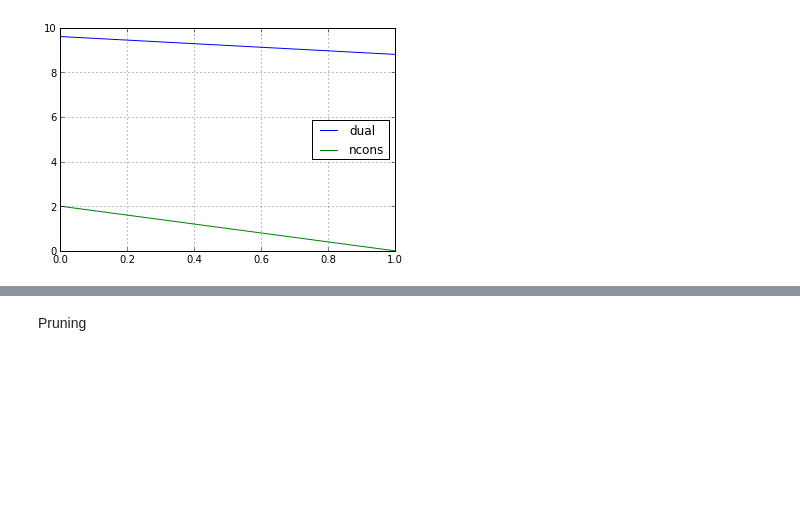
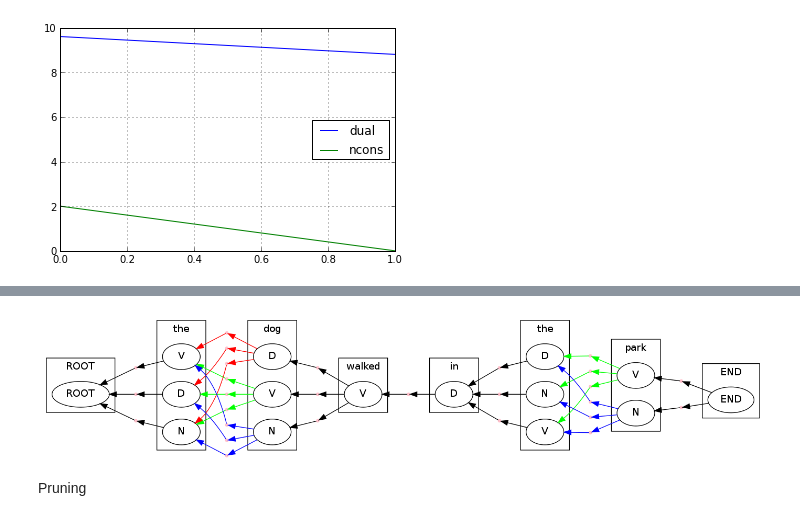
Before and after one commit to srush/PyDecode, a Jupyter notebook: notebooks/hmm.ipynb, the cells around one changed output, grey strips where cells are left out. Drawn from its saved outputs; the diff is of its cells as text; code cells hidden in the pictures; blank space fills up the shorter version.

```diff
--- a/notebooks/hmm.ipynb
+++ b/notebooks/hmm.ipynb
@@ -219,18 +234,20 @@ for constraint in constraints:
 # %%
 class HMMConstraintFormat(display.HypergraphConstraintFormatter):
     def hypernode_attrs(self, node):
         label = self.hypergraph.node_label(node)
         return {"label": label.tag, "shape": ""}
     def hyperedge_node_attrs(self, edge):
         return {"color": "pink", "shape": "point"}
     def hypernode_subgraph(self, node):
         label = self.hypergraph.node_label(node)
         return [("cluster_" + str(label.position), None)]
     def subgraph_format(self, subgraph):
-        return {"label": (sentence.split() + ["END"])[int(subgraph.split("_")[1])]}
+        return {"label": (["ROOT"] + sentence.split() + ["END"])[int(subgraph.split("_")[1])]}
 
 format = HMMConstraintFormat(hypergraph, constraints)
 display.to_ipython(hypergraph, format)
+# %% [output]
+[figure, added]
 # %% [markdown]
 Pruning
 # %%
```
Also changed, not shown: parts of 7 cells of this notebook, 17 other files.
